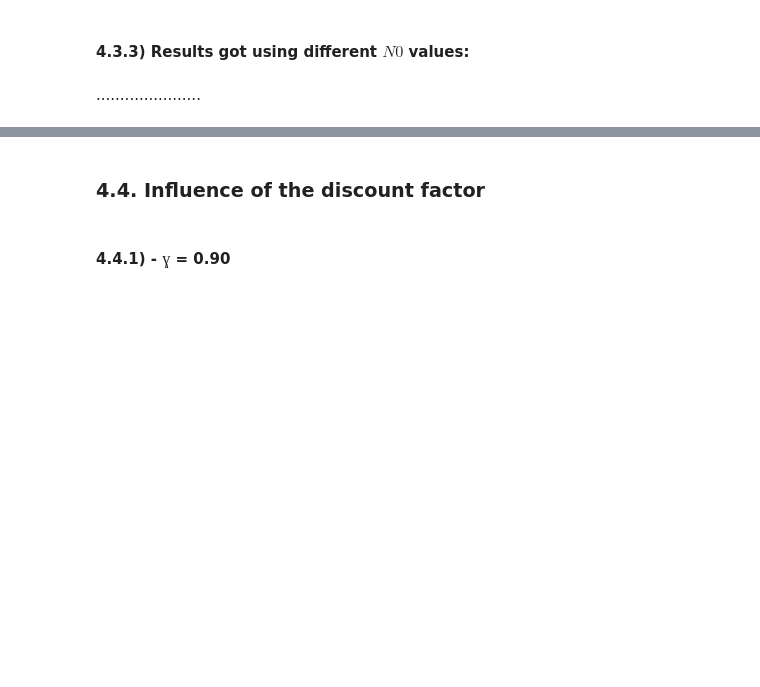
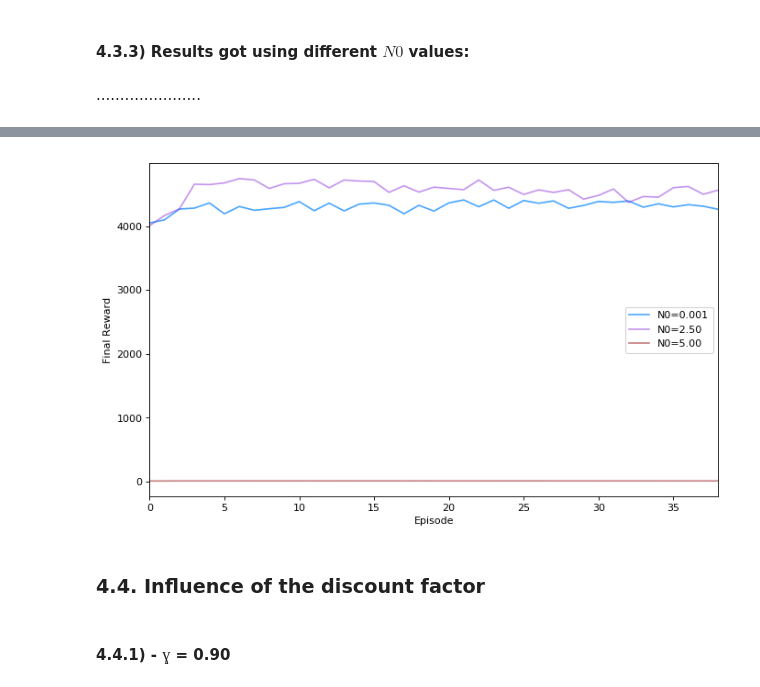
Before and after one commit to DionisiusMayr/FreewayGame, a Jupyter notebook: aline.almeida/aa_freeway.ipynb, the cells around one changed output, grey strips where cells are left out. Saved outputs shown, nothing was run; the diff lists cells and outputs as text; code cells hidden in the pictures; blank space fills up the shorter version.

```diff
--- a/aline.almeida/aa_freeway.ipynb
+++ b/aline.almeida/aa_freeway.ipynb
@@ -1698,25 +1710,27 @@ aux_plots.plot_3rewards(total_rewards_2act_N0_0[:7000], total_rewards_2act[:7000
 # %%
 # ---------- Moving average for the total rewards of the agent with N0=0.001, N0=2.5 and N0=5 ----------
 
 from statistics import mean
 
-s1 = total_rewards_2act_N0_0[:7000]
-s2 = total_rewards_2act[:7000]
-s3 = total_rewards_2act_N0_5[:7000]
+s1 = total_rewards_2act_N0_0[:4000]
+s2 = total_rewards_2act[:4000]
+s3 = total_rewards_2act_N0_5[:4000]
 
-blocks = 7000//100
+blocks = 4000//100
 s1_avg100 = []
 
 for b in range(blocks-1):
     value = statistics.mean(s1[b*100:(b+1)*100])
     s1_avg100.append(value)
 
 s2_avg100 = []
 for b in range(blocks-1):
     value = statistics.mean(s2[b*100:(b+1)*100])
     s2_avg100.append(value)
 
 aux_plots.plot_3rewards(s1_avg100, s2_avg100, s3_avg100, "N0=0.001", "N0=2.50", "N0=5.00")
+# %% [output]
+[figure, added]
 # %% [markdown]
 ### 4.4. Influence of the discount factor
 # %% [markdown]
```
Also changed, not shown: parts of 16 cells of this notebook.
